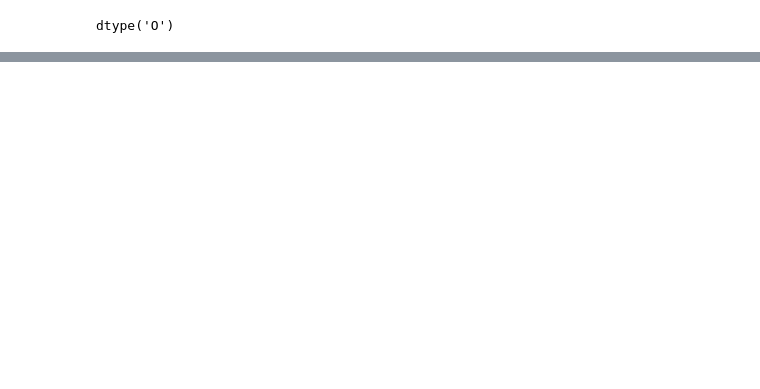
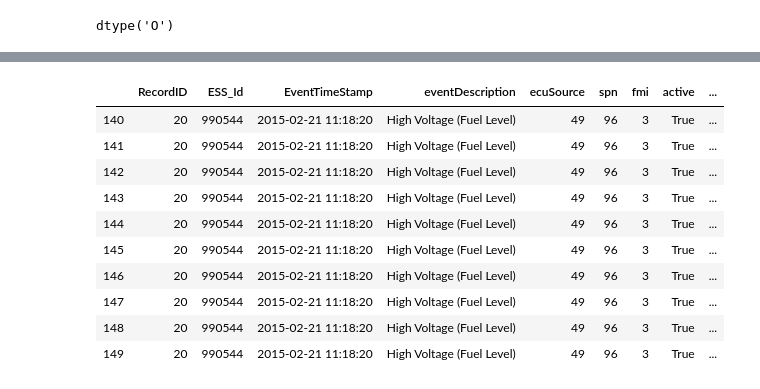
Before and after one commit to Barrett-Rogers/dq8-kingpins, a Jupyter notebook: Big_G.ipynb, the cells around one changed output, grey strips where cells are left out. Drawn from its saved outputs; the diff is of its cells as text; code cells hidden in the pictures; blank space fills up the shorter version.

```diff
--- a/Big_G.ipynb
+++ b/Big_G.ipynb
@@ -196,0 +207,18 @@ SyntaxError: unexpected EOF while parsing (<ipython-input-90-5e96c0e74f9f>, line
+# %%
+failed_truck_df['EventTimeStamp'] = pd.to_datetime(failed_truck_df['EventTimeStamp'])
+failed_truck_df['Year'] = pd.DatetimeIndex(failed_truck_df['EventTimeStamp']).year
+failed_truck_df['Month'] = pd.DatetimeIndex(failed_truck_df['EventTimeStamp']).month
+# %%
+failed_truck_df.head(10)
+# %% [output]
+|  | RecordID | ESS_Id | EventTimeStamp | eventDescription | ecuSource | spn | fmi | active | ... |
+| 140 | 20 | 990544 | 2015-02-21 11:18:20 | High Voltage (Fuel Level) | 49 | 96 | 3 | True | ... |
+| 141 | 20 | 990544 | 2015-02-21 11:18:20 | High Voltage (Fuel Level) | 49 | 96 | 3 | True | ... |
+| 142 | 20 | 990544 | 2015-02-21 11:18:20 | High Voltage (Fuel Level) | 49 | 96 | 3 | True | ... |
+| 143 | 20 | 990544 | 2015-02-21 11:18:20 | High Voltage (Fuel Level) | 49 | 96 | 3 | True | ... |
+| 144 | 20 | 990544 | 2015-02-21 11:18:20 | High Voltage (Fuel Level) | 49 | 96 | 3 | True | ... |
+| 145 | 20 | 990544 | 2015-02-21 11:18:20 | High Voltage (Fuel Level) | 49 | 96 | 3 | True | ... |
+| 146 | 20 | 990544 | 2015-02-21 11:18:20 | High Voltage (Fuel Level) | 49 | 96 | 3 | True | ... |
+| 147 | 20 | 990544 | 2015-02-21 11:18:20 | High Voltage (Fuel Level) | 49 | 96 | 3 | True | ... |
+| 148 | 20 | 990544 | 2015-02-21 11:18:20 | High Voltage (Fuel Level) | 49 | 96 | 3 | True | ... |
+| 149 | 20 | 990544 | 2015-02-21 11:18:20 | High Voltage (Fuel Level) | 49 | 96 | 3 | True | ... |
```
Also changed, not shown: parts of 27 cells of this notebook.
